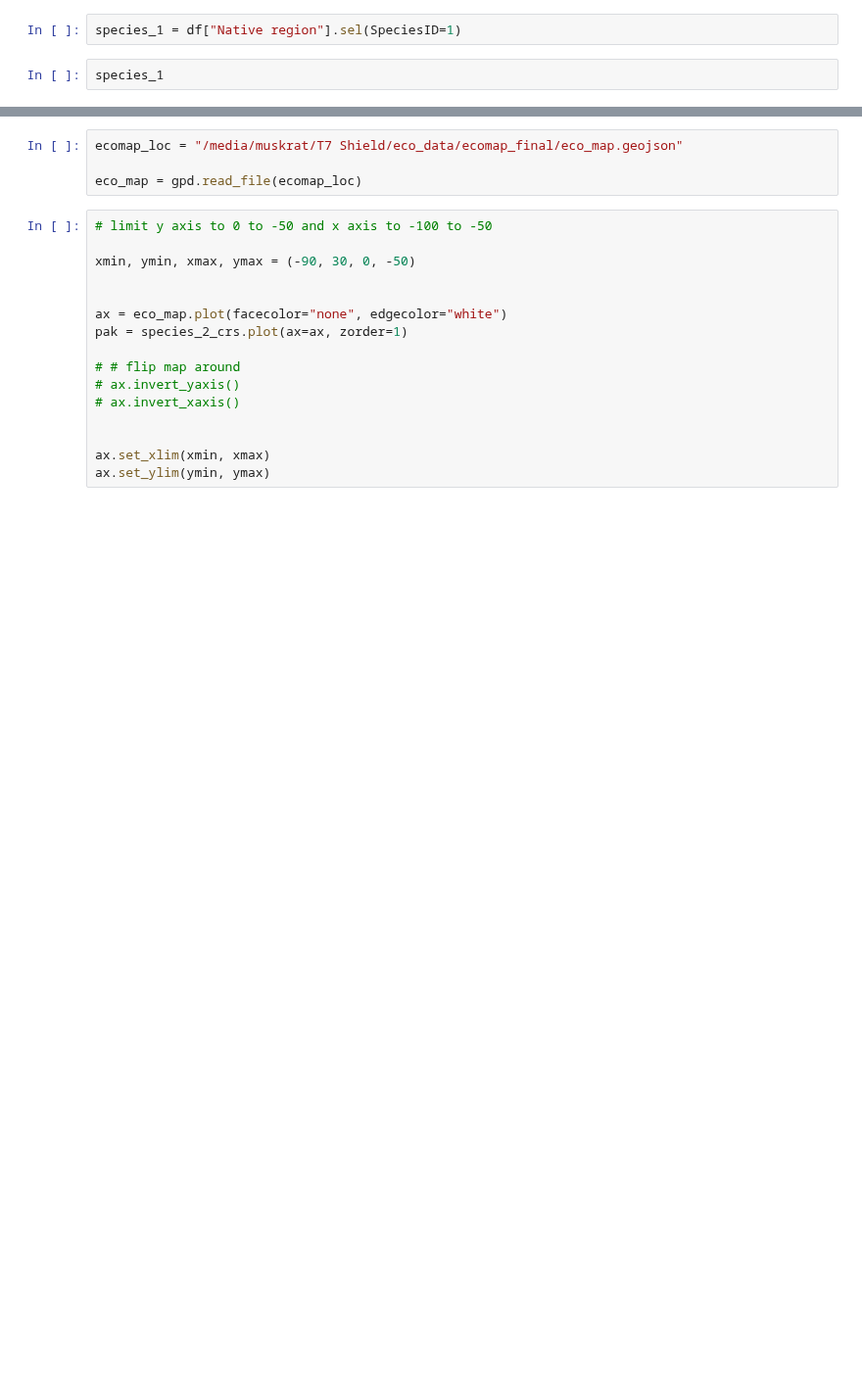
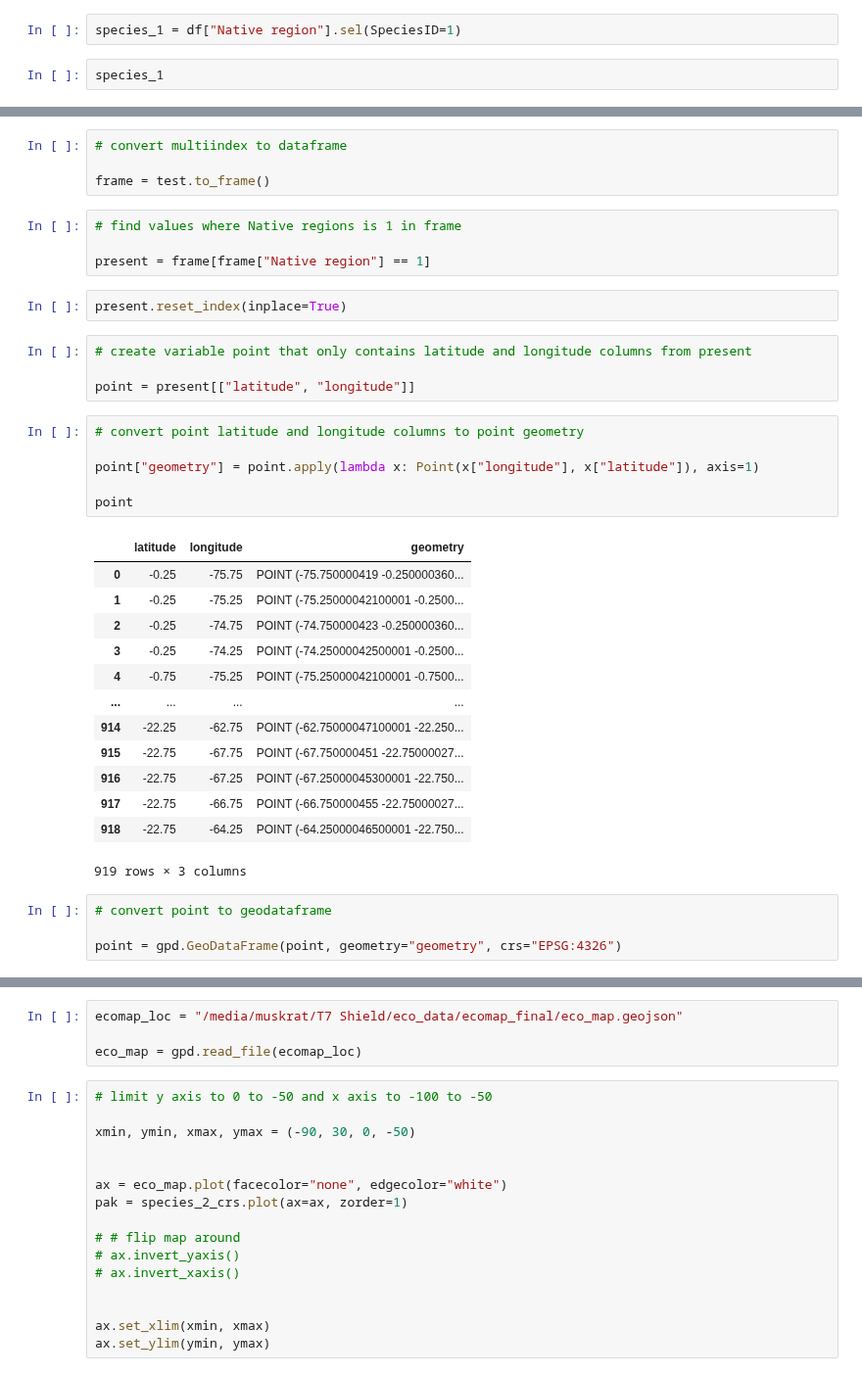
Before and after one commit to sl354207/eco_python, a Jupyter notebook: native/jann_test.ipynb, the cells around one changed output, grey strips where cells are left out. Shown at 98% size. Drawn from its saved outputs; the diff is of its cells as text; blank space fills up the shorter version.

```diff
--- a/native/jann_test.ipynb
+++ b/native/jann_test.ipynb
@@ -33,0 +55,38 @@ species_1_crs.rio.crs
+# %%
+# convert multiindex to dataframe
+
+frame = test.to_frame()
+# %%
+# find values where Native regions is 1 in frame
+
+present = frame[frame["Native region"] == 1]
+# %%
+present.reset_index(inplace=True)
+# %%
+# create variable point that only contains latitude and longitude columns from present
+
+point = present[["latitude", "longitude"]]
+# %%
+# convert point latitude and longitude columns to point geometry
+
+point["geometry"] = point.apply(lambda x: Point(x["longitude"], x["latitude"]), axis=1)
+
+point
+# %% [output]
+|  | latitude | longitude | geometry |
+| 0 | -0.25 | -75.75 | POINT (-75.750000419 -0.250000360... |
+| 1 | -0.25 | -75.25 | POINT (-75.25000042100001 -0.2500... |
+| 2 | -0.25 | -74.75 | POINT (-74.750000423 -0.250000360... |
+| 3 | -0.25 | -74.25 | POINT (-74.25000042500001 -0.2500... |
+| 4 | -0.75 | -75.25 | POINT (-75.25000042100001 -0.7500... |
+| ... | ... | ... | ... |
+| 914 | -22.25 | -62.75 | POINT (-62.75000047100001 -22.250... |
+| 915 | -22.75 | -67.75 | POINT (-67.750000451 -22.75000027... |
+| 916 | -22.75 | -67.25 | POINT (-67.25000045300001 -22.750... |
+| 917 | -22.75 | -66.75 | POINT (-66.750000455 -22.75000027... |
+| 918 | -22.75 | -64.25 | POINT (-64.25000046500001 -22.750... |
+919 rows × 3 columns
+# %%
+# convert point to geodataframe
+
+point = gpd.GeoDataFrame(point, geometry="geometry", crs="EPSG:4326")
```
Also changed, not shown: parts of 29 cells of this notebook, 5 other files.
